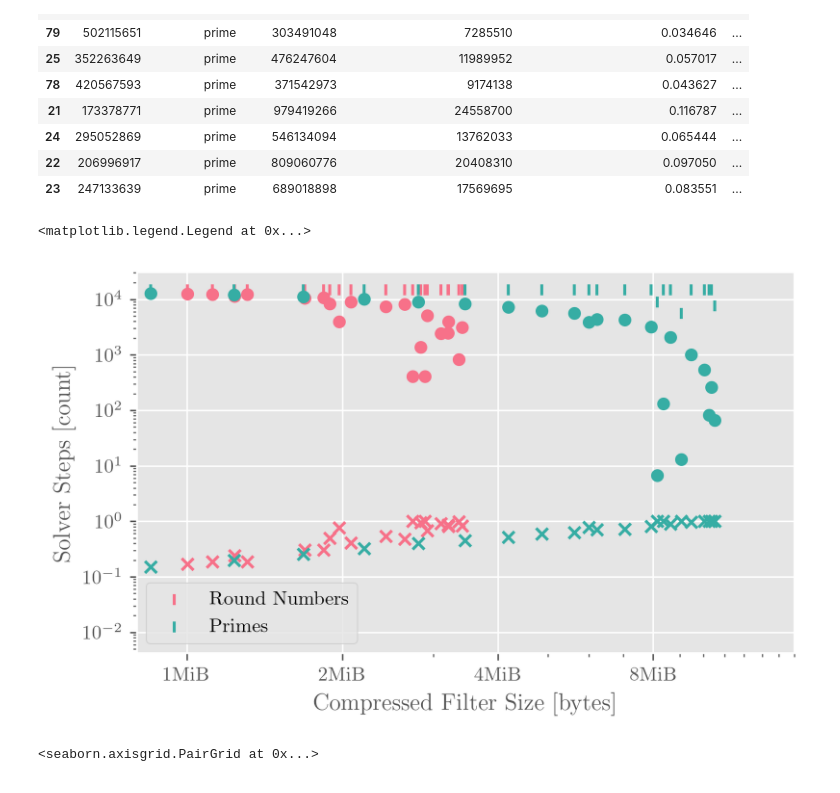
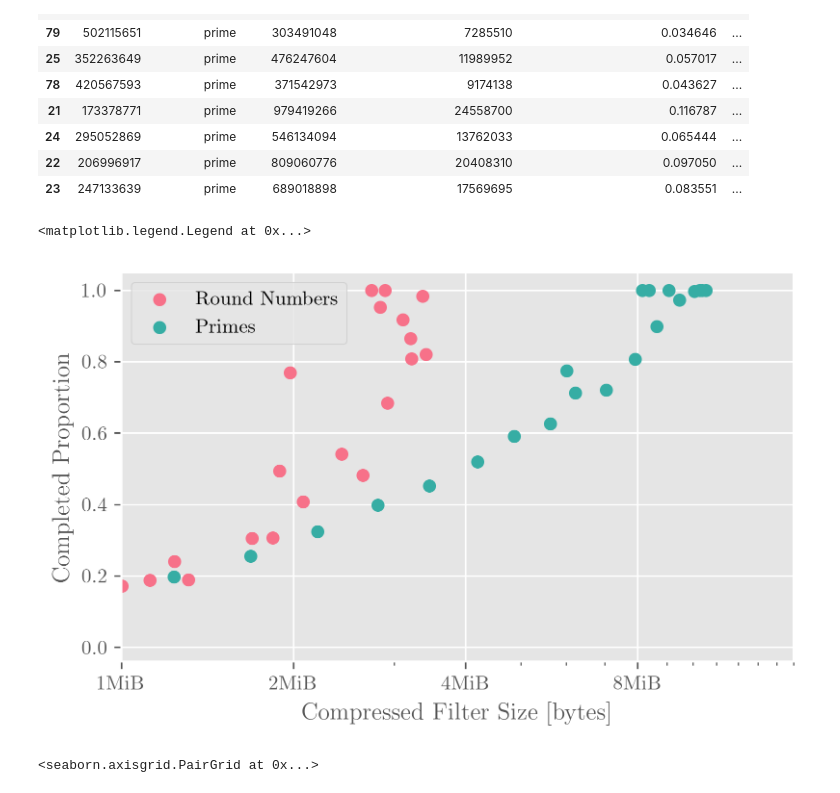
Before and after one commit to Pascal-So/peg-solitaire, a Jupyter notebook: evaluation/main.ipynb, the cells around one changed output. Drawn from its saved outputs; the diff is of its cells as text; code cells hidden in the pictures.

```diff
--- a/evaluation/main.ipynb
+++ b/evaluation/main.ipynb
@@ -166,37 +166,37 @@ df_joined[df_joined["unsolvable_completed"] > 0.98].sort_values("compressed_size
 # %%
 for category, category_name in [("round", "Round Numbers"), ("prime", "Primes")]:
     marker = plotting_common.category_markers[category]
     color = plotting_common.category_colors[category]
     color2 = (1 - color[0], 1 - color[1], 1 - color[2])
 
     data = df_joined[df_joined["size_category"] == category]
     # data = data[data["unsolvable_max"] < 54500]
     # data = data[data["solvable_max"] < 54500]
 
     u = 1
     s = 0
     d = 0
-    plt.scatter(data["compressed_size_bytes"], data["unsolvable_max"] * u + data["solvable_max"] * s + data["default_max"] * d, color=color, linestyle="--", label=f"{category_name}", marker="|")
-    plt.scatter(data["compressed_size_bytes"], data["unsolvable_avg"] * u + data["solvable_avg"] * s + data["default_avg"] * d, color=color)
-    plt.scatter(data["compressed_size_bytes"], data["solvable_completed"] * s + data["unsolvable_completed"] * u, color=color, marker="x")
+    # plt.scatter(data["compressed_size_bytes"], data["unsolvable_max"] * u + data["solvable_max"] * s + data["default_max"] * d, color=color, linestyle="--", label=f"{category_name}", marker="|")
+    # plt.scatter(data["compressed_size_bytes"], data["unsolvable_avg"] * u + data["solvable_avg"] * s + data["default_avg"] * d, color=color)
+    plt.scatter(data["compressed_size_bytes"], data["solvable_completed"] * s + data["unsolvable_completed"] * u, color=color, label=f"{category_name}")
 
-plt.xlim(0.8 * 2**20, 15 * 2**20)
+plt.xlim(1 * 2**20, 15 * 2**20)
 plt.xscale('log')
-plt.yscale('log')
+# plt.yscale('log')
 plt.xlabel("Compressed Filter Size [bytes]")
-plt.ylabel("Solver Steps [count]")
+plt.ylabel("Completed Proportion")
 
 # plt.ylim(0, 15000)
 # plt.ylim(0, 150000)
 
 plotting_common.setup_bytes_formatters(plt.gca().xaxis)
 plt.gca().xaxis.set_major_locator(plt.LogLocator(base=2))
 plt.gca().xaxis.set_ticks([m * 2**20 for m in range(2, 16)], minor=True)
 plt.gcf().set_size_inches(6, 3.5)
 plt.legend()
 # %% [output]
 <matplotlib.legend.Legend at 0x...>
-[figure, old version]
+[figure, new version]
 # %%
 data=df_joined[df_joined["size_category"] != "round_minus_one"]
 data=data[data["unsolvable_completed"] > 0.5]
```
Also changed, not shown: parts of 6 cells of this notebook, 4 other files.
